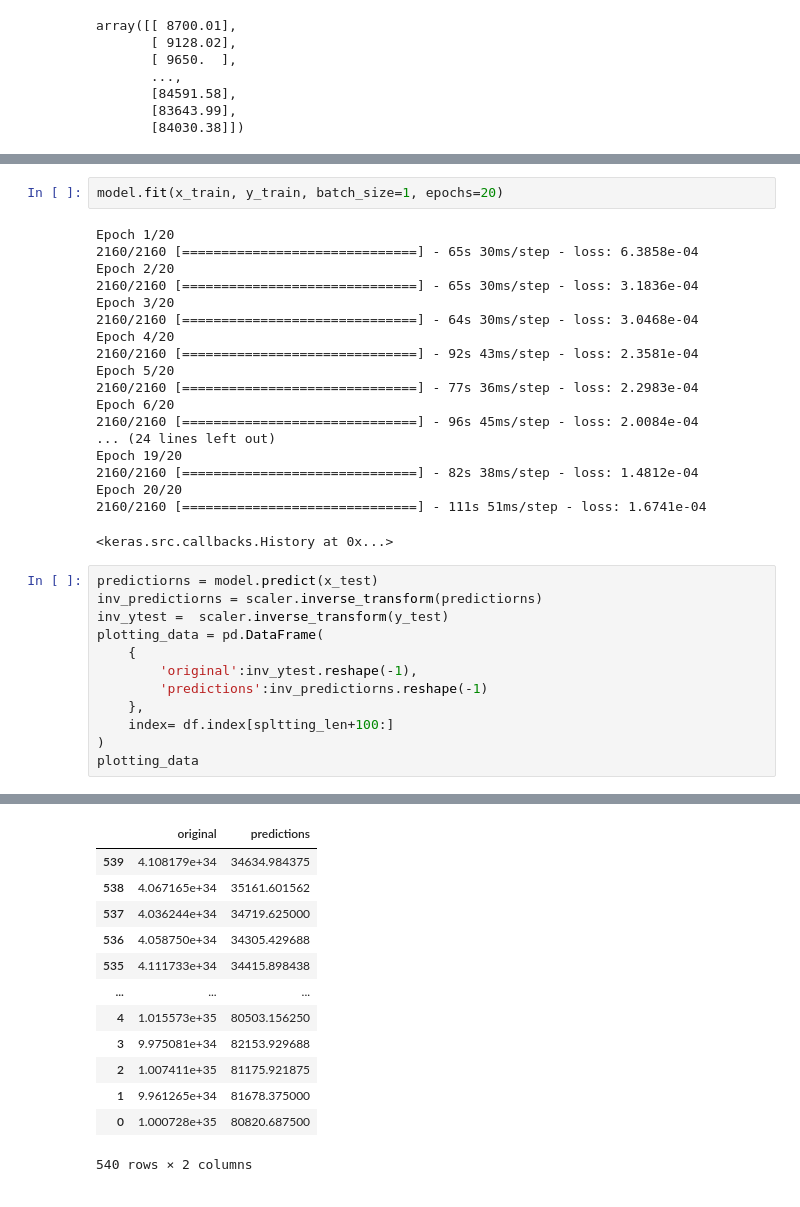
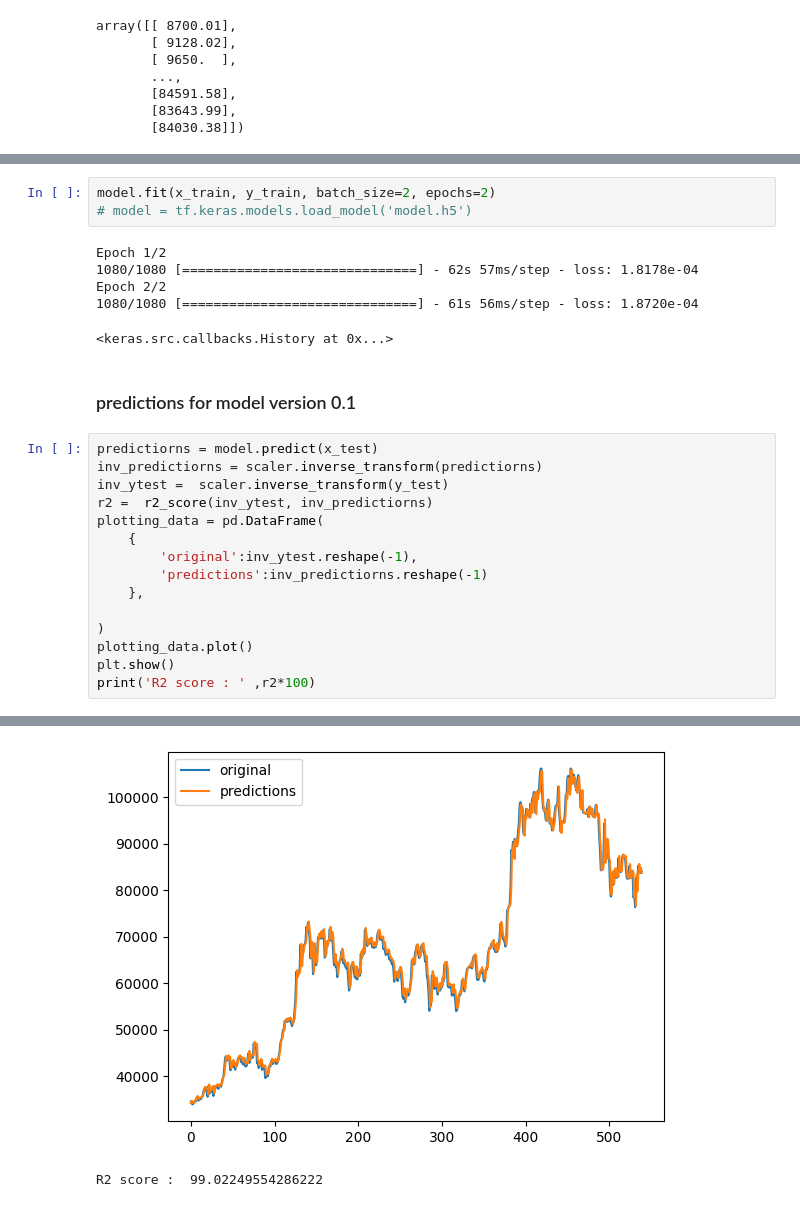
Before and after one commit to BLD237/stock_price_prediction, a Jupyter notebook: main.ipynb, the cells around one changed output, grey strips where cells are left out. Drawn from its saved outputs; the diff is of its cells as text.

```diff
--- a/main.ipynb
+++ b/main.ipynb
@@ -111,36 +93,29 @@ Trainable params: 117619 (459.45 KB)
 Non-trainable params: 0 (0.00 Byte)
 _________________________________________________________________
 # %%
-model.fit(x_train, y_train, batch_size=1, epochs=20)
+model.fit(x_train, y_train, batch_size=2, epochs=2)
+# model = tf.keras.models.load_model('model.h5')
 # %% [output]
-Epoch 1/20
-2160/2160 [==============================] - 65s 30ms/step - loss: 6.3858e-04
-Epoch 2/20
-2160/2160 [==============================] - 65s 30ms/step - loss: 3.1836e-04
-Epoch 3/20
-2160/2160 [==============================] - 64s 30ms/step - loss: 3.0468e-04
-Epoch 4/20
-2160/2160 [==============================] - 92s 43ms/step - loss: 2.3581e-04
-Epoch 5/20
-2160/2160 [==============================] - 77s 36ms/step - loss: 2.2983e-04
-Epoch 6/20
-2160/2160 [==============================] - 96s 45ms/step - loss: 2.0084e-04
-... (24 lines left out)
-Epoch 19/20
-2160/2160 [==============================] - 82s 38ms/step - loss: 1.4812e-04
-Epoch 20/20
-2160/2160 [==============================] - 111s 51ms/step - loss: 1.6741e-04
+Epoch 1/2
+1080/1080 [==============================] - 62s 57ms/step - loss: 1.8178e-04
+Epoch 2/2
+1080/1080 [==============================] - 61s 56ms/step - loss: 1.8720e-04
 <keras.src.callbacks.History at 0x...>
+# %% [markdown]
+### predictions for model version 0.1
 # %%
 predictiorns = model.predict(x_test)
 inv_predictiorns = scaler.inverse_transform(predictiorns)
 inv_ytest =  scaler.inverse_transform(y_test)
+r2 =  r2_score(inv_ytest, inv_predictiorns)
 plotting_data = pd.DataFrame(
     {
         'original':inv_ytest.reshape(-1),
         'predictions':inv_predictiorns.reshape(-1)
     },
-    index= df.index[spltting_len+100:]
+
 )
-plotting_data
+plotting_data.plot()
+plt.show()
+print('R2 score : ' ,r2*100)
 # %% [output]
@@ -148,14 +123,3 @@ plotting_data
-|  | original | predictions |
-| 539 | 4.108179e+34 | 34634.984375 |
-| 538 | 4.067165e+34 | 35161.601562 |
-| 537 | 4.036244e+34 | 34719.625000 |
-| 536 | 4.058750e+34 | 34305.429688 |
-| 535 | 4.111733e+34 | 34415.898438 |
-| ... | ... | ... |
-| 4 | 1.015573e+35 | 80503.156250 |
-| 3 | 9.975081e+34 | 82153.929688 |
-| 2 | 1.007411e+35 | 81175.921875 |
-| 1 | 9.961265e+34 | 81678.375000 |
-| 0 | 1.000728e+35 | 80820.687500 |
+[figure, added]
-540 rows × 2 columns
+R2 score :  99.02249554286222
 # %%
```
Also changed, not shown: parts of 6 cells of this notebook, 4 other files.
